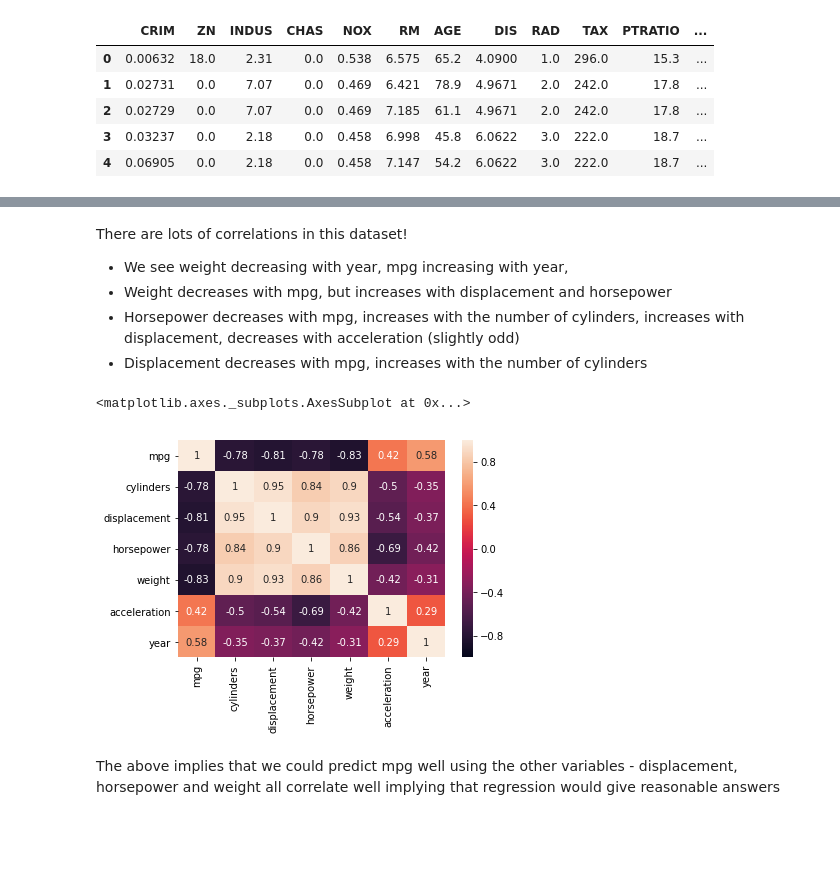
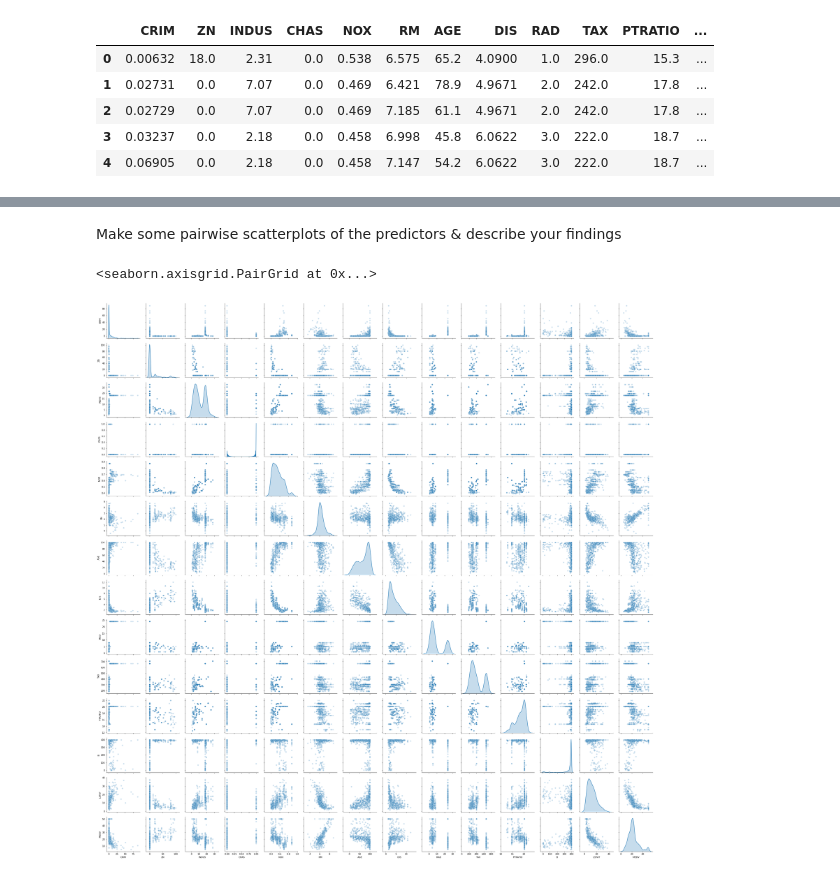
Before and after one commit to wllgrnt/islr-python-examples, a Jupyter notebook: Chapter2/Chapter2_10.ipynb, the cells around one changed output, grey strips where cells are left out. Cells and saved outputs as stored; diff of their text form; code cells hidden in the pictures; blank space fills up the shorter version.

Commit message:
further work characterising the boston dataset

```diff
--- a/Chapter2/Chapter2_10.ipynb
+++ b/Chapter2/Chapter2_10.ipynb
@@ -116,15 +49,7 @@ sns.pairplot(auto[auto.columns[:-1]], hue="origin" , vars=auto.columns[:-2], plo
-# %% [markdown]
-There are lots of correlations in this dataset!
-- We see weight decreasing with year, mpg increasing with year,
-- Weight decreases with mpg, but increases with displacement and horsepower
-- Horsepower decreases with mpg, increases with the number of cylinders, increases with displacement, decreases with acceleration (slightly odd)
-- Displacement decreases with mpg, increases with the number of cylinders
-# %%
-# get the correlation matrix
-corr = auto[auto.columns[:-2]].corr()
-sns.heatmap(corr,xticklabels=corr.columns.values, yticklabels=corr.columns.values, vmin=-1, vmax=+1, annot=True)
-# %% [output]
-<matplotlib.axes._subplots.AxesSubplot at 0x...>
-[figure, removed]
-# %% [markdown]
-The above implies that we could predict mpg well using the other variables - displacement, horsepower and weight all correlate well implying that regression would give reasonable answers
+# %% [markdown]
+ Make some pairwise scatterplots of the predictors & describe your findings
+# %%
+sns.pairplot(boston_dataframe, plot_kws=dict(alpha=0.25), diag_kind="kde")
+# %% [output]
+<seaborn.axisgrid.PairGrid at 0x...>
+[figure, added]
```
Also changed, not shown: parts of 42 cells of this notebook.
